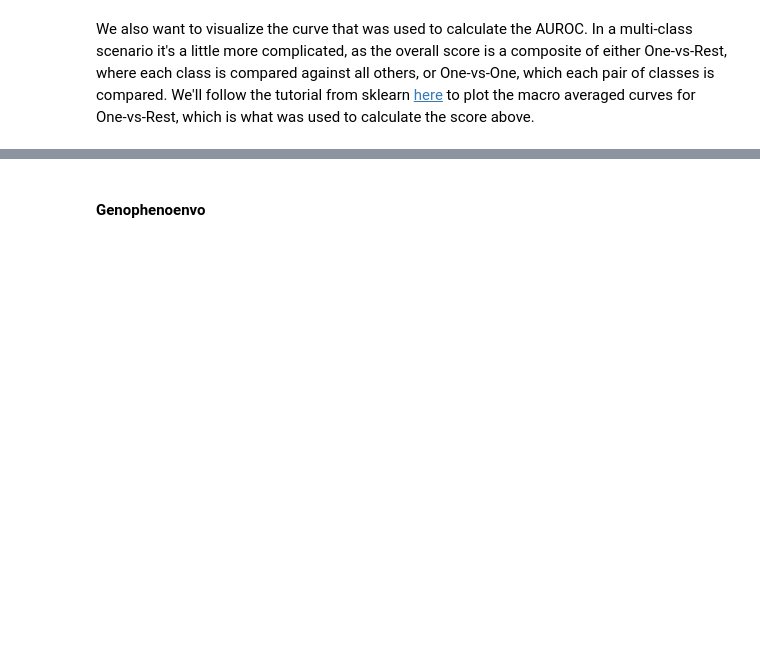
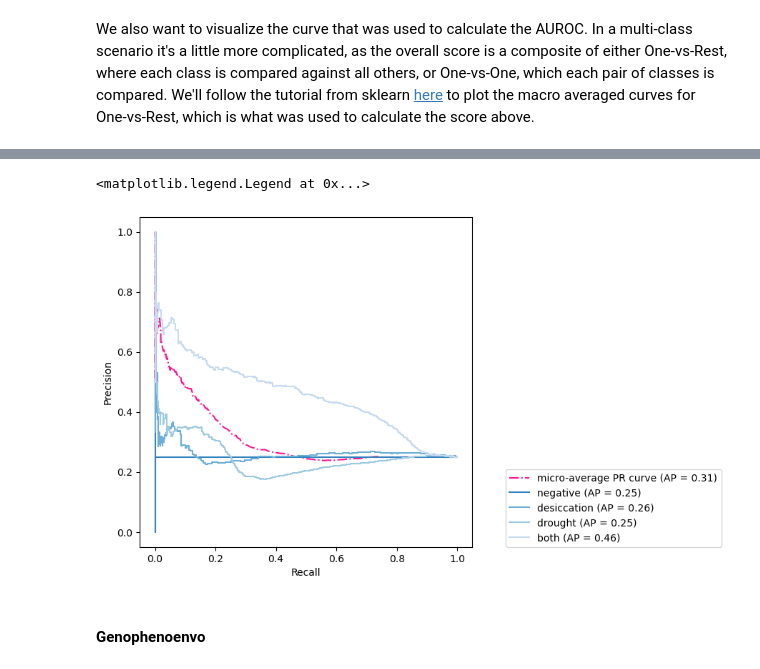
Before and after one commit to serenalotreck/literature-genes, a Jupyter notebook: notebooks/static_link_prediction.ipynb, the cells around one changed output, grey strips where cells are left out. Saved outputs shown, nothing was run; the diff lists cells and outputs as text; code cells hidden in the pictures; blank space fills up the shorter version.

```diff
--- a/notebooks/static_link_prediction.ipynb
+++ b/notebooks/static_link_prediction.ipynb
@@ -704,3 +716,41 @@ plt.savefig('../data/figures/dt_drought_AUROC_EMBEDDING_sampling.png', transpare
+# %%
+reverse_label_map = {v: k for k, v in label_map.items()}
+fig, ax = plt.subplots(figsize=(6, 6))
+
+plt.plot(
+    rec["micro"],
+    prec["micro"],
+    label=f"micro-average PR curve (AP = {prc_auc['micro']:.2f})",
+    color="deeppink",
+    linestyle="dashdot",
+)
+
+plt.rcParams["axes.prop_cycle"] = plt.cycler("color", plt.cm.tab20c.colors)
+for class_id in range(n_classes):
+    PrecisionRecallDisplay.from_predictions(
+        y_onehot_test[:, class_id],
+        y_score[:, class_id],
+        name=reverse_label_map[class_id],
+#         color=color,
+        ax=ax,
+        ## Can only plot a random chance line for each class individually
+#         plot_chance_level=(class_id == gpe_n_classes - 1),
+#         prevalence_pos_label=len(gpe_y_onehot_test[:, class_id])/len(gpe_y_onehot_test[:])
+    )
+
+_ = ax.set_xlabel("Recall")
+_ = ax.set_ylabel("Precision")
+# _ = ax.set_xlabel("Recall", color='white')
+# _ = ax.set_ylabel("Precision", color='white')
+ax.legend(loc=(1.1,0))
+# ax.spines[['bottom', 'top', 'left', 'right']].set_color('white')
+# ax.tick_params(axis='x', colors='white')
+# ax.tick_params(axis='y', colors='white')
+plt.savefig('../data/figures/drought_dt_AUPRC.png', transparent='True', format='png', dpi=600, bbox_inches='tight')
+ax.legend(loc=(1.1,0))
+# %% [output]
+<matplotlib.legend.Legend at 0x...>
+[figure, added]
 # %% [markdown]
 #### Genophenoenvo
 # %%
```
Also changed, not shown: parts of 32 cells of this notebook, 2 other files.
